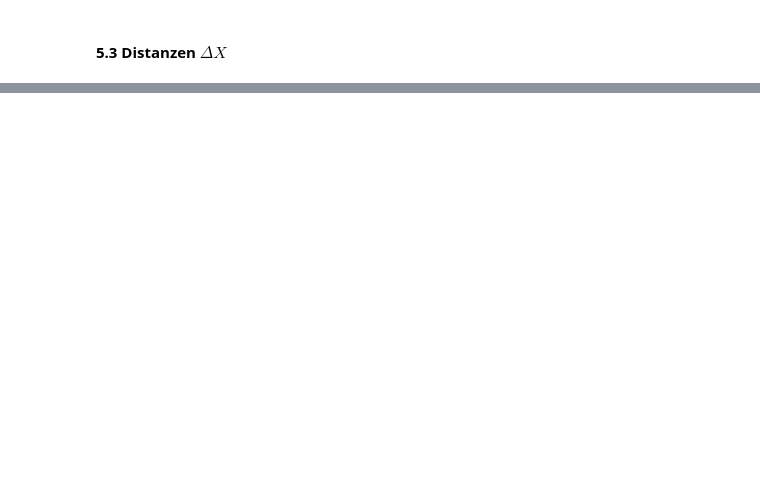
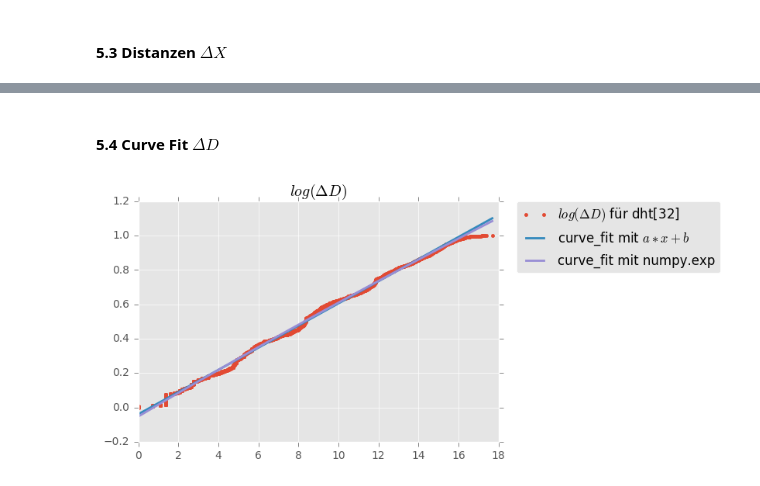
Before and after one commit to captain-proton/aise, a Jupyter notebook: documentation/source/nia/jupyter_nb/exercise_5.ipynb, the cells around one changed output, grey strips where cells are left out. Drawn from its saved outputs; the diff is of its cells as text; code cells hidden in the pictures; blank space fills up the shorter version.

```diff
--- a/documentation/source/nia/jupyter_nb/exercise_5.ipynb
+++ b/documentation/source/nia/jupyter_nb/exercise_5.ipynb
@@ -127,0 +145,38 @@ plt.show()
+# %% [markdown]
+#### 5.4 Curve Fit $\Delta D$
+# %%
+from scipy.optimize import curve_fit
+
+log_dd = {
+    #16: np.log(sorted(hash_diffs[16])),
+    32: np.log(sorted(hash_diffs[32]))
+}
+
+def plot_fit(func, label, x, y):
+    """Fuehrt ein curve fit mit gegebener Funktion und
+    x und y Werten aus. Das Ergebnis wird mit dem
+    gegebenen Label geplottet.
+    """
+    popt, pcov = curve_fit(func, x, y)
+    y_i = [func(_x, *popt) for _x in x]
+    plt.plot(x, y_i, label=label)
+
+def exp_func(x, a, b, c):
+    return a * np.exp(-b * x) + c
+
+for l in log_dd:
+    y = np.arange(len(log_dd[l])) / len(log_dd[l])
+    plt.plot(log_dd[l], y, '.', label='$log(\Delta D)$ für dht[%d]' % l)
+
+    # curve fit mit linearem polynom
+    plot_fit(lambda x, a, b: a + b*x, 'curve_fit mit $a * x + b$', log_dd[l], y)
+
+    # curve fit mit exponentialfunktion
+    plot_fit(exp_func, 'curve_fit mit numpy.exp', log_dd[l], y)
+
+plt.title('$log(\Delta D)$')
+plt.legend(bbox_to_anchor=(1.05, 1), loc=2, borderaxespad=0.)
+
+plt.show()
+# %% [output]
+[figure, added]
```
Also changed, not shown: parts of 6 cells of this notebook, 1 other file.
